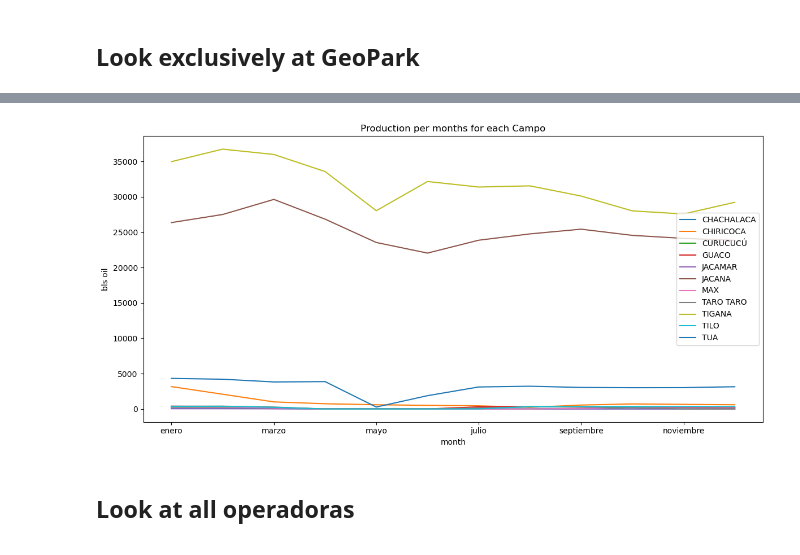
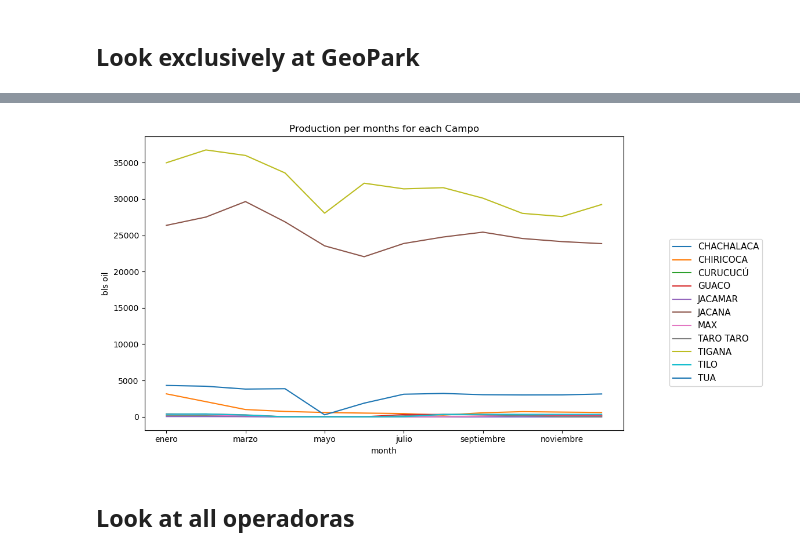
Before and after one commit to JennVargas15/02-geopark-pandas-dataframes, a Jupyter notebook: notebooks/02-geopark-pandas-empty.ipynb, the cells around one changed output, grey strips where cells are left out. Drawn from its saved outputs; the diff is of its cells as text; code cells hidden in the pictures.

```diff
--- a/notebooks/02-geopark-pandas-empty.ipynb
+++ b/notebooks/02-geopark-pandas-empty.ipynb
@@ -424,15 +424,15 @@ transposed_df
 # %%
 import matplotlib.pyplot as plt
 fig,ax = plt.subplots(figsize=(12,6))
 transposed_df.plot(ax=ax)
 plt.xlabel('month')
 plt.ylabel('bls oil')
 plt.title('Production per months for each Campo')
-plt.legend(loc='right') # add legend to show campo names
+plt.legend(bbox_to_anchor = (1.3,0.4),loc= 'center right', prop = {'size':11}) # add legend to show campo names
 plt.tight_layout() # Adjust layout to prevent clipping of labels
 plt.show()
 # %% [output]
-[figure, old version]
+[figure, new version]
 # %%
 # Drop the outlier JACAMAR & TIGANA using .drop()
 # %%
```
